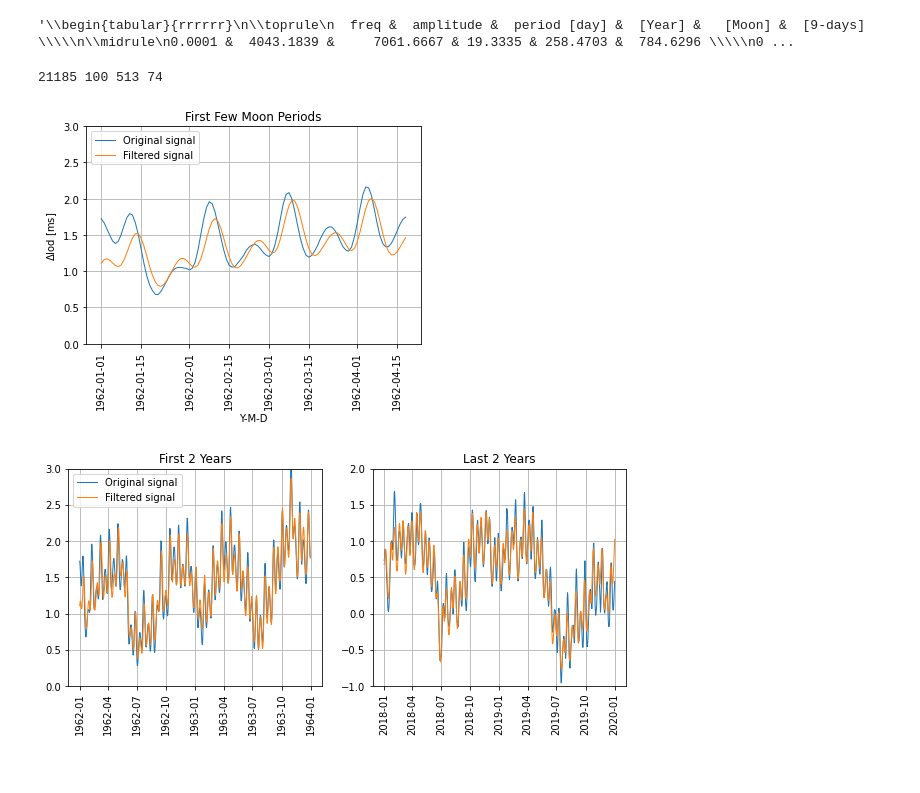
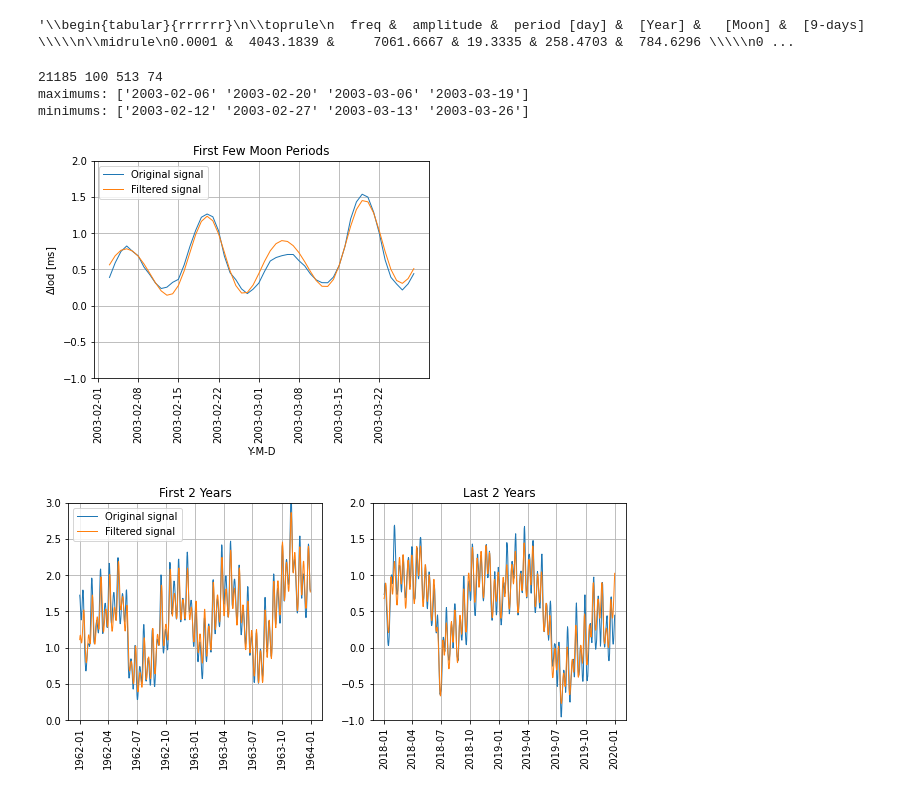
Before and after one commit to VGGatGitHub/Earth-Moon, a Jupyter notebook: IERS_Data_Analyses_Report.ipynb, the cells around one changed output. Saved outputs shown, nothing was run; the diff lists cells and outputs as text; code cells hidden in the pictures.

```diff
--- a/IERS_Data_Analyses_Report.ipynb
+++ b/IERS_Data_Analyses_Report.ipynb
@@ -204,26 +210,44 @@ output[:11].to_latex(index=False, float_format='%.4f', columns=list(output.colum
 # %%
 #prominence=10**2
 filtered_fft_output = np.array([f if abs(f) > prominence else 0 for i, f in enumerate(fft_output)])
 filtered_sig = fft.ifft(filtered_fft_output)
 
-Nn = 27 * 4
+Ns=27*556-4 #start of the record to be shown
+Nn = Ns+27 * 2 #length of the record to be shown
+
 fig, ax2 = plt.subplots()
 
-ax2.plot(time[:Nn], signal[:Nn], linewidth=1, label='Original signal')
-ax2.plot(time[:Nn], filtered_sig[:Nn].real, linewidth=1, label='Filtered signal')
+ax2.plot(time[Ns:Nn], signal[Ns:Nn], linewidth=1, label='Original signal')
+ax2.plot(time[Ns:Nn], filtered_sig[Ns:Nn].real, linewidth=1, label='Filtered signal')
 ax2.legend(loc='upper left')
 ax2.set_title('First Few Moon Periods')
 ax2.set_ylabel( '$\Delta$lod [ms]' )
 ax2.set_xlabel( 'Y-M-D' )
 
 ax2.grid()
-plt.ylim((0, 3))
+plt.ylim((-1, 2))
 plt.xticks(rotation=90)
 
 print(len(fft_output),prominence, sum(filtered_fft_output != 0.),len(peaks))
+#see https://mooncalendar.astro-seek.com/moon-phases-calendar-february-1962
+#for details of what is the moon phase
+
+peaks = sig.find_peaks(signal[Ns:Nn], prominence=.1)[0]
+maximums=np.datetime_as_string(time[Ns:Nn][peaks], unit='D')
+#near (before) full or new moon in the fall revers to (after) in winter
+#Full moon is usually related to a bigger maximum
+
+peaks = sig.find_peaks(1/signal[Ns:Nn], prominence=.1)[0]
+minimums=np.datetime_as_string(time[Ns:Nn][peaks], unit='D')
+#near (before) Last or First Quarter in winter revers to (after) in the fall
+
+print('maximums:',maximums,'\nminimums:',minimums)
+#it seems that the rules for min and max change based on the sesons
 # %% [output]
 21185 100 513 74
+maximums: ['2003-02-06' '2003-02-20' '2003-03-06' '2003-03-19']
+minimums: ['2003-02-12' '2003-02-27' '2003-03-13' '2003-03-26']
-[figure, old version]
+[figure, new version]
 # %%
 Nn = 365 * 2
 
```
Also changed, not shown: parts of 24 cells of this notebook.
